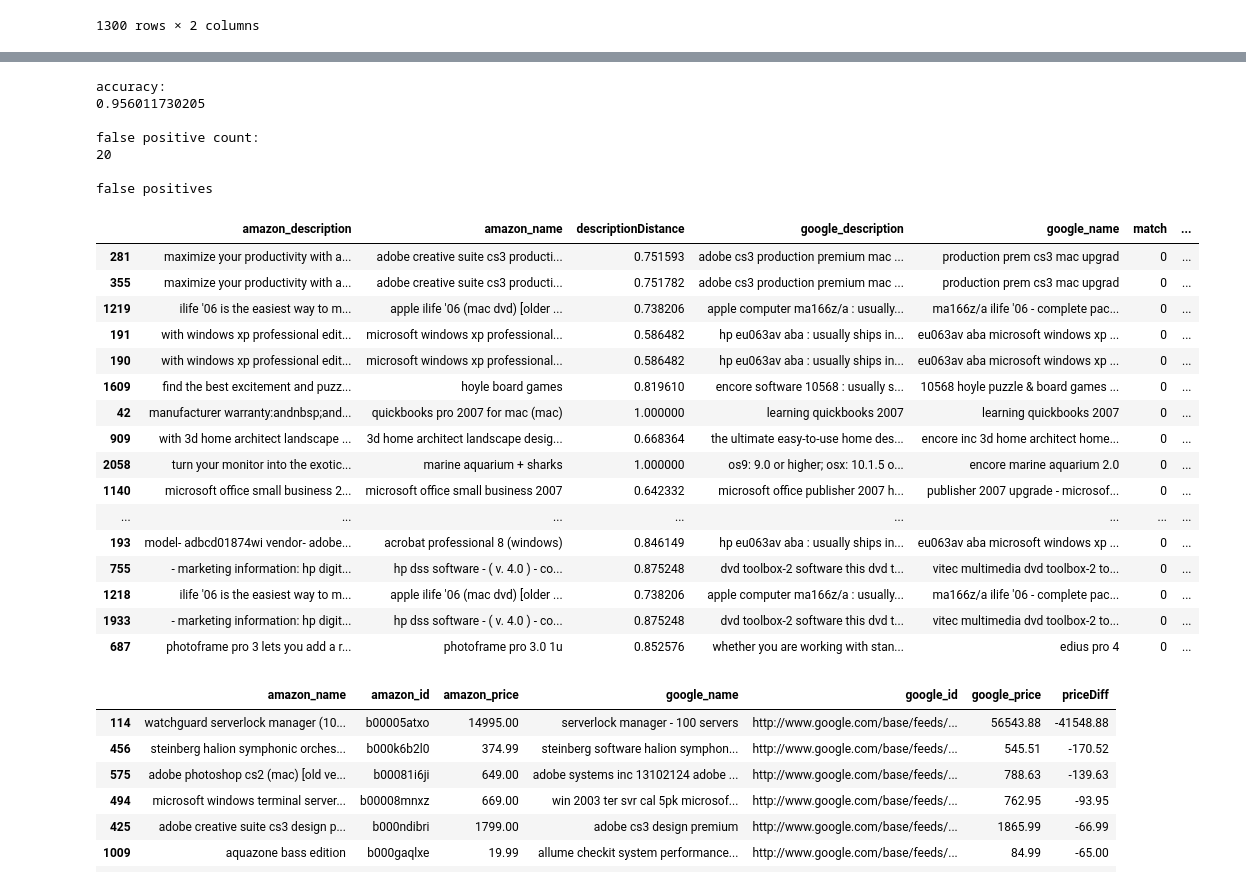
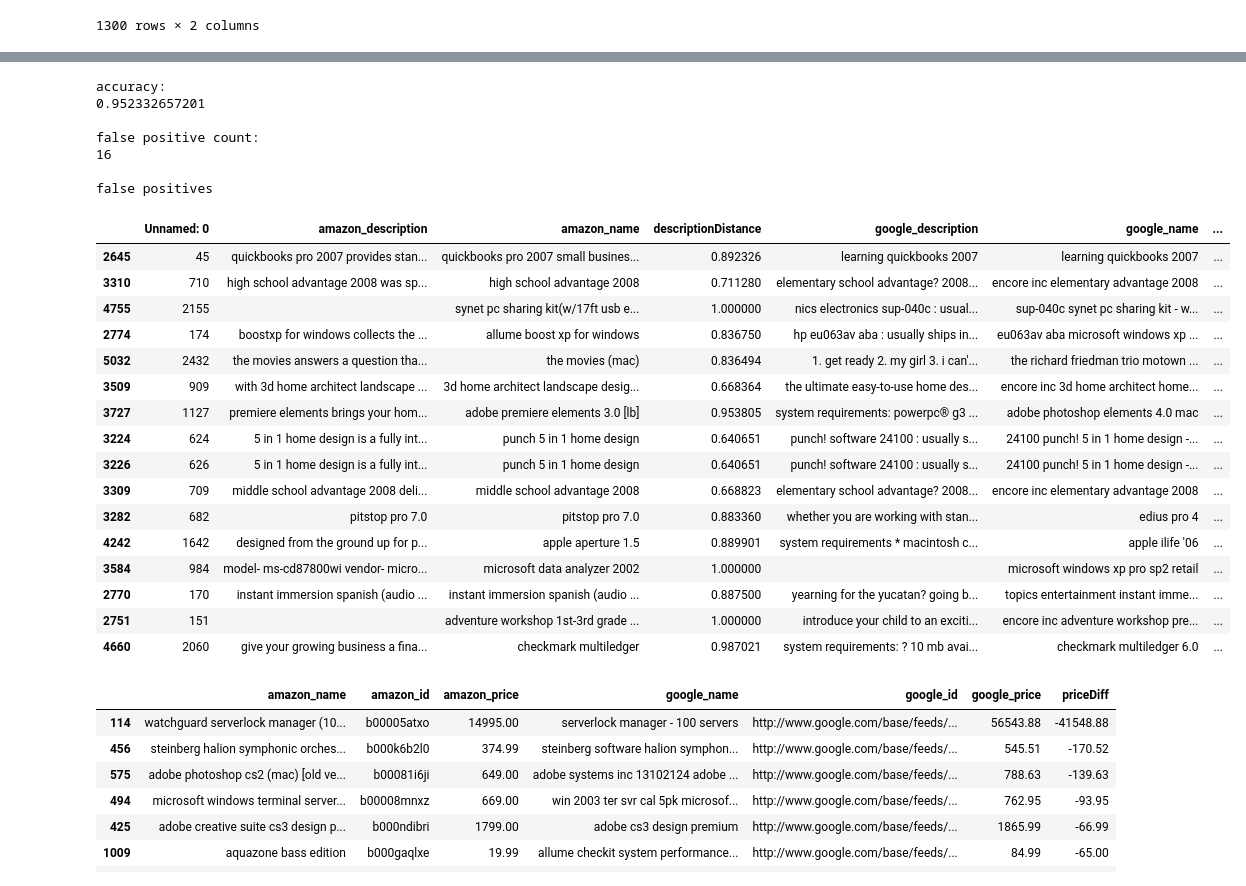
Before and after one commit to alexrisman/personal_budget, a Jupyter notebook: ecommerce/model/amazon_google_play.ipynb, the cells around one changed output, grey strips where cells are left out. Drawn from its saved outputs; the diff is of its cells as text; code cells hidden in the pictures.

```diff
--- a/ecommerce/model/amazon_google_play.ipynb
+++ b/ecommerce/model/amazon_google_play.ipynb
@@ -185,4 +223,6 @@ def cosDist(s1, s2):
 data["descriptionDistance"] = list(map(lambda x: cosDist(x[0],x[1]), zip(data.google_description, data.amazon_description)))
 data["nameDistance"] = list(map(lambda x: cosDist(x[0],x[1]), zip(data.google_name, data.amazon_name)))
 # %%
-# data.to_csv("data_with_some_features.csv", na_filter=False, encoding="ISO-8859-1")
+data.to_csv("data_with_some_features_and_sims.csv", na_filter=False, encoding="ISO-8859-1")
+data = pd.read_csv("data_with_some_features.csv", na_filter=False, encoding="ISO-8859-1")
+data
@@ -189,3 +248,16 @@ data["nameDistance"] = list(map(lambda x: cosDist(x[0],x[1]), zip(data.google_na
+# %%
+def xWordSame(s1, s2, ind):
+#     for tkn in [",", "for", "with", "by"]:
+#         s1_arr = s1.split(tkn)
+#         s1_arr.reverse()
+#         s2_arr = s2.split(tkn)
+#         s2_arr.reverse()
+#         s1 = ' '.join(s1_arr)
+#         s2 = ' '.join(s2_arr)
+    return s1.split()[ind]==s2.split()[ind]
+
+data["lastWordSame"] = list(map(lambda x: xWordSame(x[0],x[1], -1), zip(data.google_name, data.amazon_name)))
+data["firstWordSame"] = list(map(lambda x: xWordSame(x[0],x[1], 0), zip(data.google_name, data.amazon_name)))
 # %%
 # split data for cross validation
 data = data.iloc[np.random.permutation(data.shape[0])]
@@ -194,46 +266,47 @@ train = data[msk]
 test = data[~msk]
 # trainData, trainLabels = train[['nameDistance', 'descriptionDistance']], train['match']
 # testData, testLabels = test[['nameDistance', 'descriptionDistance']], test['match']
-trainData, trainLabels = train[['nameDistance']], train['match']
-testData, testLabels = test[['nameDistance']], test['match']
+trainFeatures = ['nameDistance'
+                 , 'lastWordSame'
+                 , "firstWordSame"
+#                  ,'descriptionDistance'
+                ]
+trainData, trainLabels = train[trainFeatures], train['match']
+testData, testLabels = test[trainFeatures], test['match']
 # %%
 # fit and test a model
 clf = RandomForestClassifier(100)
 clf.fit(trainData, trainLabels)
 preds = clf.predict(testData)
 print("accuracy:\n" + str(np.mean(preds==testLabels)))
 right = test.loc[preds==testLabels]
 truePositives = right[right.match==1]
 wrong = test.loc[preds!=testLabels]
-falsePositives = wrong[wrong.match==0]
-print("\nfalse positive count:\n" + str(falsePositives.shape[0]))
-print("\nfalse positives")
-falsePositives
 # %% [output]
 accuracy:
-0.956011730205
+0.952332657201
 
 false positive count:
-20
+16
 
 false positives
-|  | amazon_description | amazon_name | descriptionDistance | google_description | google_name | match | ... |
-| 281 | maximize your productivity with a... | adobe creative suite cs3 producti... | 0.751593 | adobe cs3 production premium mac ... | production prem cs3 mac upgrad | 0 | ... |
-| 355 | maximize your productivity with a... | adobe creative suite cs3 producti... | 0.751782 | adobe cs3 production premium mac ... | production prem cs3 mac upgrad | 0 | ... |
-| 1219 | ilife '06 is the easiest way to m... | apple ilife '06 (mac dvd) [older ... | 0.738206 | apple computer ma166z/a : usually... | ma166z/a ilife '06 - complete pac... | 0 | ... |
-| 191 | with windows xp professional edit... | microsoft windows xp professional... | 0.586482 | hp eu063av aba : usually ships in... | eu063av aba microsoft windows xp ... | 0 | ... |
-| 190 | with windows xp professional edit... | microsoft windows xp professional... | 0.586482 | hp eu063av aba : usually ships in... | eu063av aba microsoft windows xp ... | 0 | ... |
-| 1609 | find the best excitement and puzz... | hoyle board games | 0.819610 | encore software 10568 : usually s... | 10568 hoyle puzzle & board games ... | 0 | ... |
-| 42 | manufacturer warranty:andnbsp;and... | quickbooks pro 2007 for mac (mac) | 1.000000 | learning quickbooks 2007 | learning quickbooks 2007 | 0 | ... |
-| 909 | with 3d home architect landscape ... | 3d home architect landscape desig... | 0.668364 | the ultimate easy-to-use home des... | encore inc 3d home architect home... | 0 | ... |
-| 2058 | turn your monitor into the exotic... | marine aquarium + sharks | 1.000000 | os9: 9.0 or higher; osx: 10.1.5 o... | encore marine aquarium 2.0 | 0 | ... |
-| 1140 | microsoft office small business 2... | microsoft office small business 2007 | 0.642332 | microsoft office publisher 2007 h... | publisher 2007 upgrade - microsof... | 0 | ... |
-| ... | ... | ... | ... | ... | ... | ... | ... |
-| 193 | model- adbcd01874wi vendor- adobe... | acrobat professional 8 (windows) | 0.846149 | hp eu063av aba : usually ships in... | eu063av aba microsoft windows xp ... | 0 | ... |
-| 755 | - marketing information: hp digit... | hp dss software - ( v. 4.0 ) - co... | 0.875248 | dvd toolbox-2 software this dvd t... | vitec multimedia dvd toolbox-2 to... | 0 | ... |
-| 1218 | ilife '06 is the easiest way to m... | apple ilife '06 (mac dvd) [older ... | 0.738206 | apple computer ma166z/a : usually... | ma166z/a ilife '06 - complete pac... | 0 | ... |
-| 1933 | - marketing information: hp digit... | hp dss software - ( v. 4.0 ) - co... | 0.875248 | dvd toolbox-2 software this dvd t... | vitec multimedia dvd toolbox-2 to... | 0 | ... |
-| 687 | photoframe pro 3 lets you add a r... | photoframe pro 3.0 1u | 0.852576 | whether you are working with stan... | edius pro 4 | 0 | ... |
+|  | Unnamed: 0 | amazon_description | amazon_name | descriptionDistance | google_description | google_name | ... |
+| 2645 | 45 | quickbooks pro 2007 provides stan... | quickbooks pro 2007 small busines... | 0.892326 | learning quickbooks 2007 | learning quickbooks 2007 | ... |
+| 3310 | 710 | high school advantage 2008 was sp... | high school advantage 2008 | 0.711280 | elementary school advantage? 2008... | encore inc elementary advantage 2008 | ... |
+| 4755 | 2155 |  | synet pc sharing kit(w/17ft usb e... | 1.000000 | nics electronics sup-040c : usual... | sup-040c synet pc sharing kit - w... | ... |
+| 2774 | 174 | boostxp for windows collects the ... | allume boost xp for windows | 0.836750 | hp eu063av aba : usually ships in... | eu063av aba microsoft windows xp ... | ... |
+| 5032 | 2432 | the movies answers a question tha... | the movies (mac) | 0.836494 | 1. get ready 2. my girl 3. i can'... | the richard friedman trio motown ... | ... |
+| 3509 | 909 | with 3d home architect landscape ... | 3d home architect landscape desig... | 0.668364 | the ultimate easy-to-use home des... | encore inc 3d home architect home... | ... |
+| 3727 | 1127 | premiere elements brings your hom... | adobe premiere elements 3.0 [lb] | 0.953805 | system requirements: powerpc® g3 ... | adobe photoshop elements 4.0 mac | ... |
+| 3224 | 624 | 5 in 1 home design is a fully int... | punch 5 in 1 home design | 0.640651 | punch! software 24100 : usually s... | 24100 punch! 5 in 1 home design -... | ... |
+| 3226 | 626 | 5 in 1 home design is a fully int... | punch 5 in 1 home design | 0.640651 | punch! software 24100 : usually s... | 24100 punch! 5 in 1 home design -... | ... |
+| 3309 | 709 | middle school advantage 2008 deli... | middle school advantage 2008 | 0.668823 | elementary school advantage? 2008... | encore inc elementary advantage 2008 | ... |
+| 3282 | 682 | pitstop pro 7.0 | pitstop pro 7.0 | 0.883360 | whether you are working with stan... | edius pro 4 | ... |
+| 4242 | 1642 | designed from the ground up for p... | apple aperture 1.5 | 0.889901 | system requirements * macintosh c... | apple ilife '06 | ... |
+| 3584 | 984 | model- ms-cd87800wi vendor- micro... | microsoft data analyzer 2002 | 1.000000 |  | microsoft windows xp pro sp2 retail | ... |
+| 2770 | 170 | instant immersion spanish (audio ... | instant immersion spanish (audio ... | 0.887500 | yearning for the yucatan? going b... | topics entertainment instant imme... | ... |
+| 2751 | 151 |  | adventure workshop 1st-3rd grade ... | 1.000000 | introduce your child to an exciti... | encore inc adventure workshop pre... | ... |
+| 4660 | 2060 | give your growing business a fina... | checkmark multiledger | 0.987021 | system requirements: ? 10 mb avai... | checkmark multiledger 6.0 | ... |
 # %%
 with open("nameModel.pickle", 'wb') as f:
     pickle.dump(clf, f, -1)
```
Also changed, not shown: parts of 7 cells of this notebook, 22 other files.
